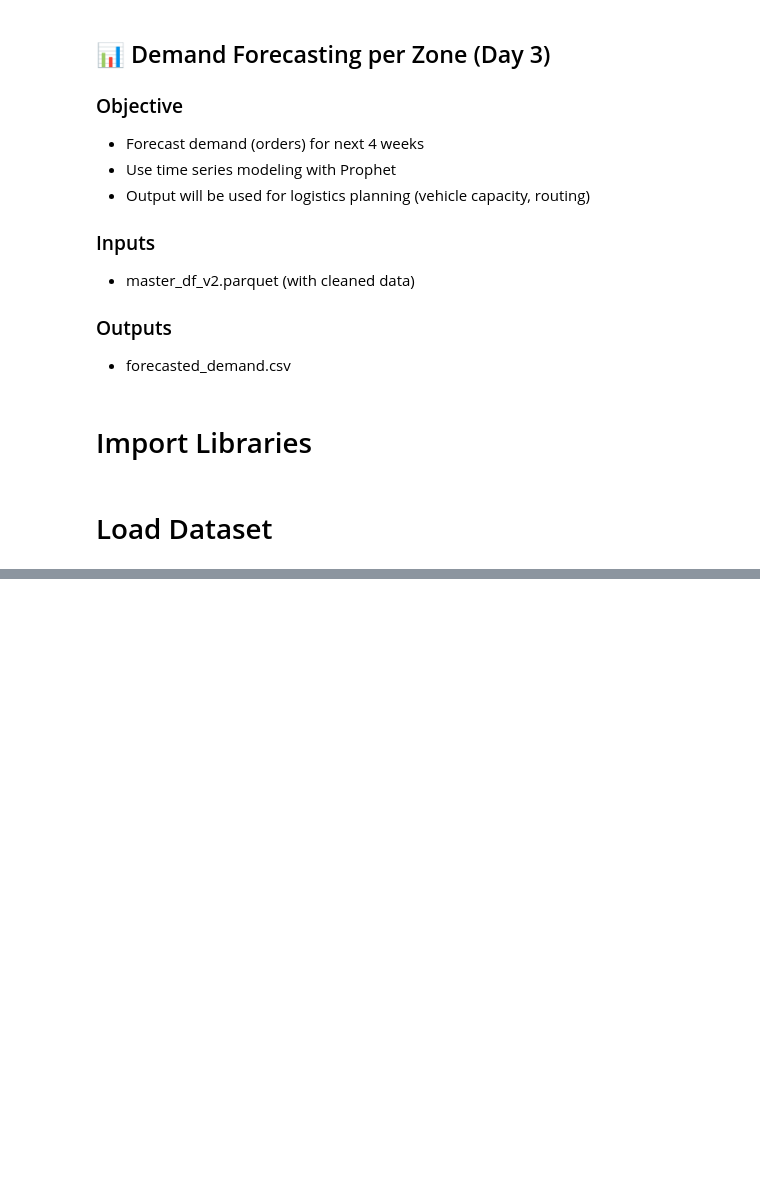
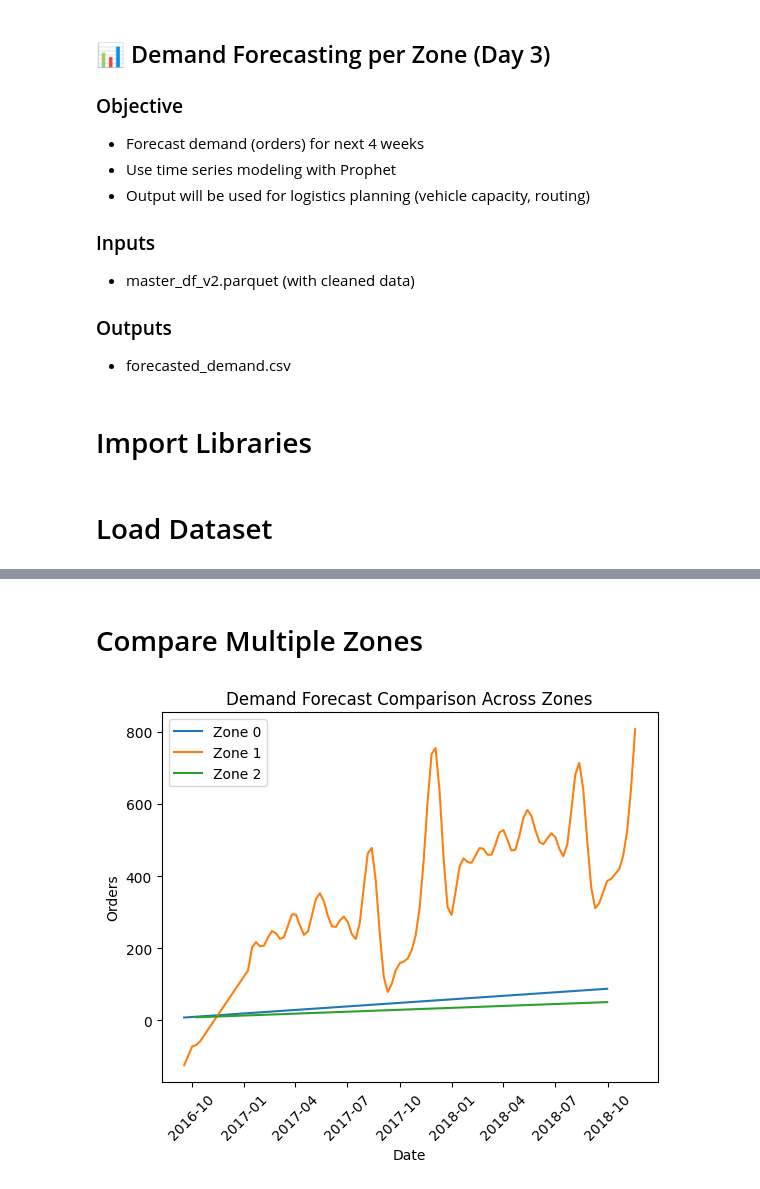
Before and after one commit to Snehayadav13/SCA_DARK_STORES, a Jupyter notebook: notebooks/03_demand_forecasting.ipynb, the cells around one changed output, grey strips where cells are left out. Drawn from its saved outputs; the diff is of its cells as text; code cells hidden in the pictures; blank space fills up the shorter version.

```diff
--- a/notebooks/03_demand_forecasting.ipynb
+++ b/notebooks/03_demand_forecasting.ipynb
@@ -49,0 +213,20 @@ sys.path.append(os.path.abspath(".."))
+# %% [markdown]
+# Compare Multiple Zones
+# %%
+# Select a few zones
+sample_zones = final_forecast["dark_store_id"].unique()[:5]
+
+plt.figure()
+
+for zone in sample_zones:
+    zone_data = final_forecast[final_forecast["dark_store_id"] == zone]
+    plt.plot(zone_data["ds"], zone_data["yhat"], label=f"Zone {zone}")
+
+plt.title("Demand Forecast Comparison Across Zones")
+plt.xlabel("Date")
+plt.ylabel("Orders")
+plt.xticks(rotation=45)
+plt.legend()
+plt.show()
+# %% [output]
+[figure, added]
```
Also changed, not shown: parts of 16 cells of this notebook.
